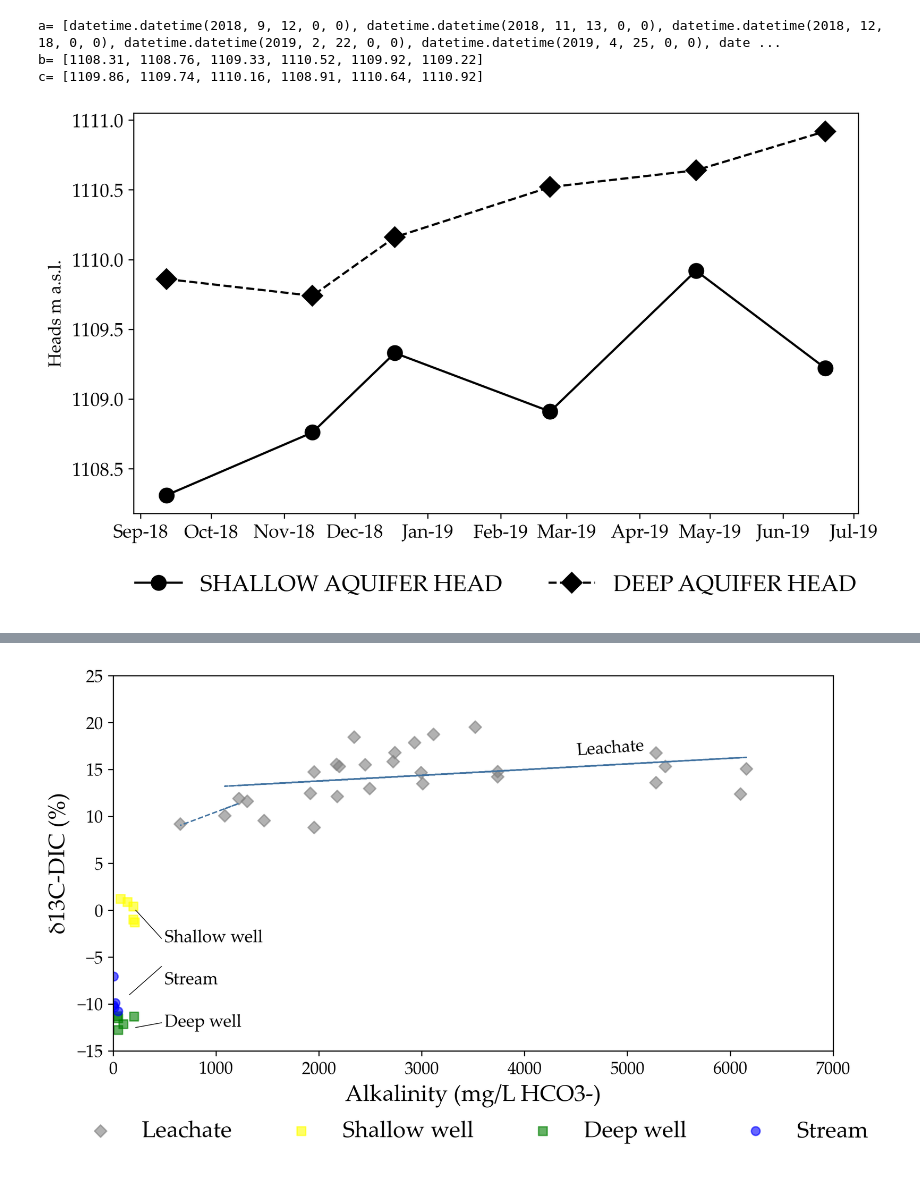
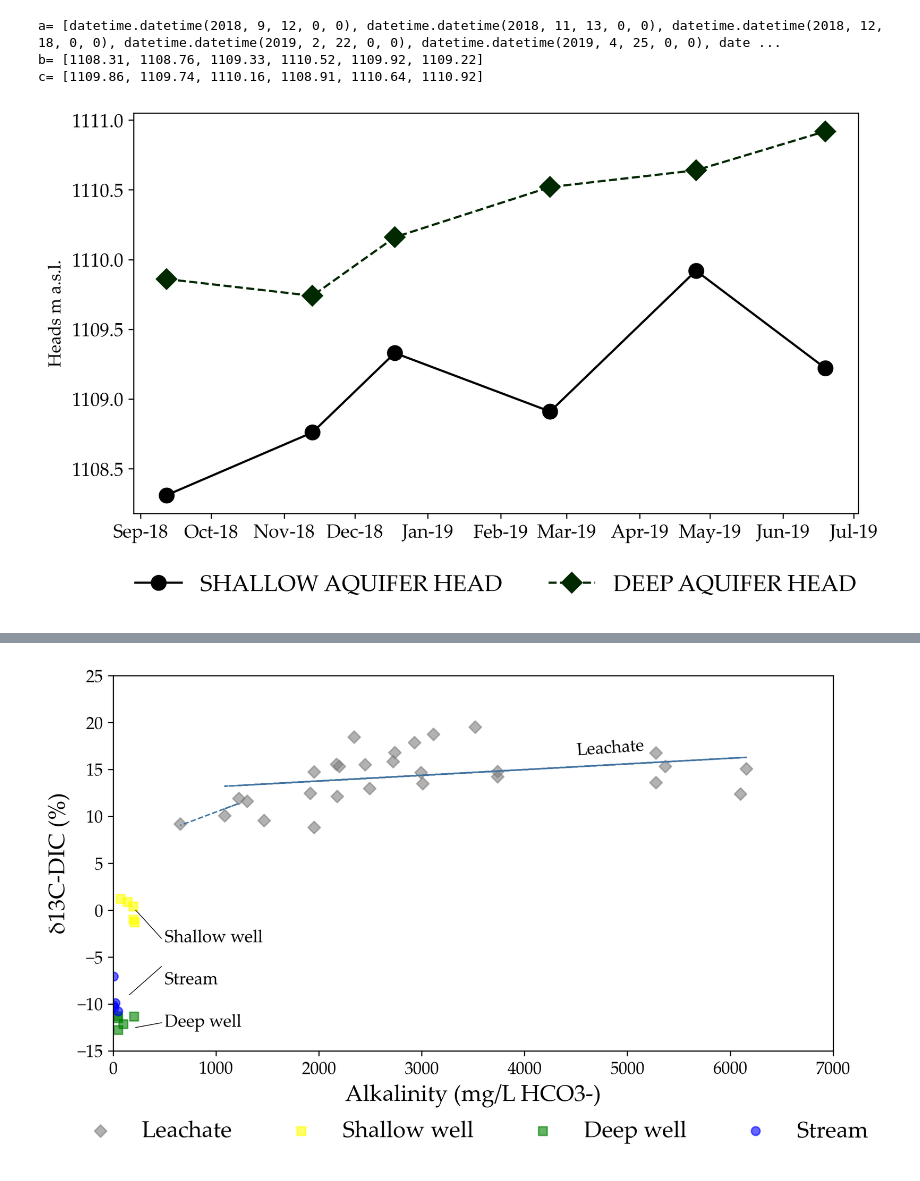
Before and after one commit to guigeof/graficos, a Jupyter notebook: graficos.ipynb, the cells around one changed output, grey strips where cells are left out. Drawn from its saved outputs; the diff is of its cells as text; code cells hidden in the pictures.

```diff
--- a/graficos.ipynb
+++ b/graficos.ipynb
@@ -121,36 +121,36 @@ a= [datetime.datetime(2018, 9, 12, 0, 0), datetime.datetime(2018, 11, 13, 0, 0),
 b= [1108.31, 1108.76, 1109.33, 1110.52, 1109.92, 1109.22]
 c= [1109.86, 1109.74, 1110.16, 1108.91, 1110.64, 1110.92]
 # %%
-
+#Figure 1 Shallow Deep Well Heads comparison
 
 
 a= [datetime.datetime(2018, 9, 12, 0, 0), datetime.datetime(2018, 11, 13, 0, 0), datetime.datetime(2018, 12, 18, 0, 0), datetime.datetime(2019, 2, 22, 0, 0), datetime.datetime(2019, 4, 25, 0, 0), datetime.datetime(2019, 6, 19, 0, 0)]
 b= [1108.31, 1108.76, 1109.33, 1108.91, 1109.92, 1109.22] #SHALLOW_WELL
 c= [1109.86, 1109.74, 1110.16, 1110.52, 1110.64, 1110.92] #DEEP_WELL
 
 
 
 
 fig, ax = plt.subplots(figsize=(9, 5), dpi=dpi)
 
 
 ax.plot(a, b, 'o-', label='SHALLOW AQUIFER HEAD', color='black')
-ax.plot(a, c, 'D--', label='DEEP AQUIFER HEAD', color='black')
+ax.plot(a, c, 'D--', label='DEEP AQUIFER HEAD', color='#002900')
 
 # Setting the y-axis to be reversed
 #ax.invert_yaxis()
 
 ax.set_xlabel('')
 #ax.set_ylabel('Head (m below surface)',fontsize=12)
 ax.set_ylabel('Heads m a.s.l.', color='black',fontsize=12)
 #ax.set_ylim()  # Setting the limits of y-axis
 
 ax.legend(loc='upper center', bbox_to_anchor=(0.5, -0.1), fancybox=False, shadow=False, ncol=2,edgecolor='white',fontsize=16)
 
 ax.xaxis.set_major_formatter(mdates.DateFormatter('%b-%y'))  # Use %B for full month name and %y for 2-digit year %b for short month name
 ax.xaxis.set_major_locator(mdates.MonthLocator())
 ax.tick_params(axis='both', which='major', labelsize=13)
 plt.show()
 # %% [output]
-[figure, old version]
+[figure, new version]
 # %%
```
Also changed, not shown: parts of 2 cells of this notebook.
